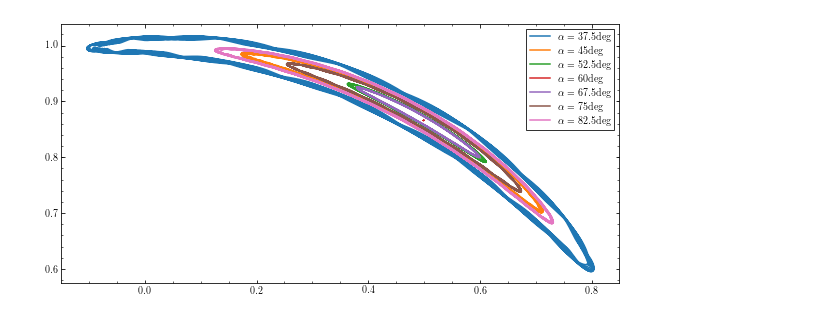
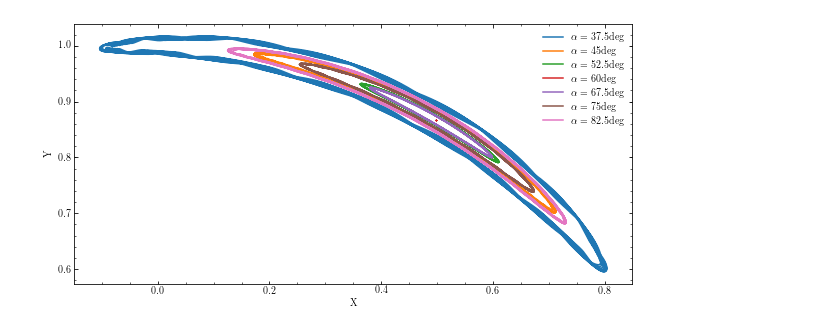
Before and after one commit to mikegrudic/Ph2x, a Jupyter notebook: Ph22/Ph22_2.ipynb, the cells around one changed output. Drawn from its saved outputs; the diff is of its cells as text; code cells hidden in the pictures.

```diff
--- a/Ph22/Ph22_2.ipynb
+++ b/Ph22/Ph22_2.ipynb
@@ -49,17 +51,17 @@ def ThreeBodyDeriv(y, t):
     ay += pos[1]
 
     return np.array([y[2],y[3], ax, ay])
+
+@jit
+def RK4(deriv, y0, h, T, args=()):
+    Nsteps = int(T/h + 0.5)
+    y = np.empty((Nsteps+1, len(y0)))
+    y[0] = y0
+    t = np.linspace(0, Nsteps*h, Nsteps + 1)
+    for i in range(Nsteps):
+        k1 = h * deriv(y[i], t[i], *args) # euler step
+        k2 = h * deriv(y[i] + 0.5*k1, t[i] + 0.5*h, *args) # midpoint step
+        k3 = h * deriv(y[i] + 0.5*k2, t[i] + 0.5*h, *args) # refined midpoint step
+        k4 = h * deriv(y[i] + k3, t[i] + h, *args) # whole step using the refined midpoint step
+        y[i+1] = y[i] + k1/6 + k2/3 + k3/3 + k4/6
+    return t, y
-# %%
-@jit
-def RK4(deriv, y0, h, T):
-    Nsteps = int(T/h + 0.5)
-    y = np.empty((Nsteps+1, len(y0)))
-    y[0] = y0
-    t = np.linspace(0, Nsteps*h, Nsteps + 1)
-    for i in range(Nsteps):
-        k1 = h * deriv(y[i], t[i]) # euler step
-        k2 = h * deriv(y[i] + 0.5*k1, t[i] + 0.5*h) # midpoint step
-        k3 = h * deriv(y[i] + 0.5*k2, t[i] + 0.5*h) # refined midpoint step
-        k4 = h * deriv(y[i] + k3, t[i] + h) # whole step using the refined midpoint step
-        y[i+1] = y[i] + k1/6 + k2/3 + k3/3 + k4/6
-    return t, y
@@ -66,25 +72,24 @@ def RK4(deriv, y0, h, T):
 # %%
 m1 = 1/(1+q)
 m2 = q/(1+q)
 R = (m1-m2)
 
 alphas = np.pi/3 + np.pi/24 * np.arange(-3,4) # 15deg increments
 
 plt.figure(figsize=(10,10))
 
 for alpha in alphas:
 
     y0 = np.array([R*np.cos(alpha),np.sin(alpha) + np.random.normal()*1e-5, 0.,0.])
 
     Tmax = 2*np.pi*100
-    t, y = RK4(ThreeBodyDeriv, y0, 0.1, Tmax)
+    t, y = RK4(ThreeBodyDeriv, y0, 0.01, Tmax)
 
     plt.plot(y[:,0], y[:,1], label=r"$\alpha=%g{\rm deg}$"%(alpha*180/np.pi))
-#plt.xlim(-1.1,1.1)
-#plt.ylim(-1.1,1.1)
-#plt.scatter([1/(1+q),-q/(1+q)], [0,0])
+plt.xlabel("X")
+plt.ylabel("Y")
 plt.legend()
 plt.axes().set_aspect('equal')
-plt.show()
+plt.savefig("L4_Lagrange_Stable.pdf", bbox_inches='tight')
 # %% [output]
-[figure, old version]
+[figure, new version]
```
Also changed, not shown: parts of 13 cells of this notebook.
